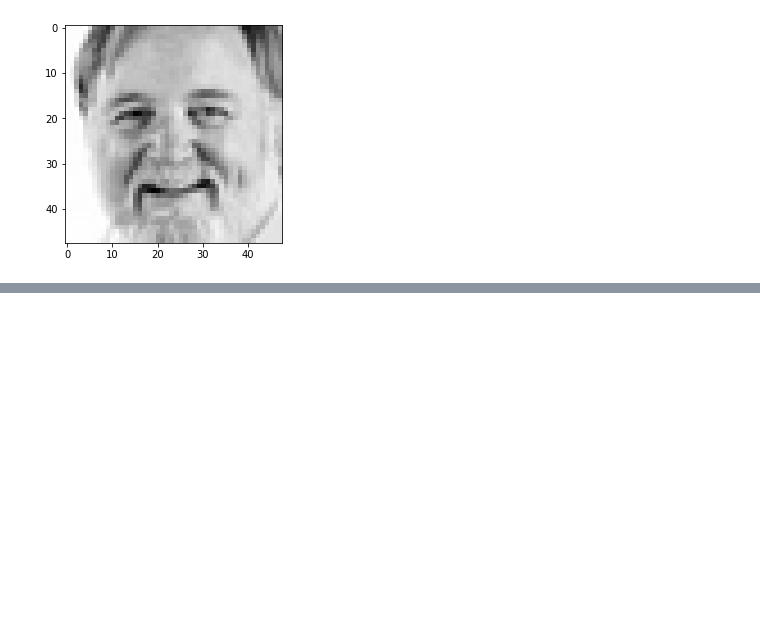
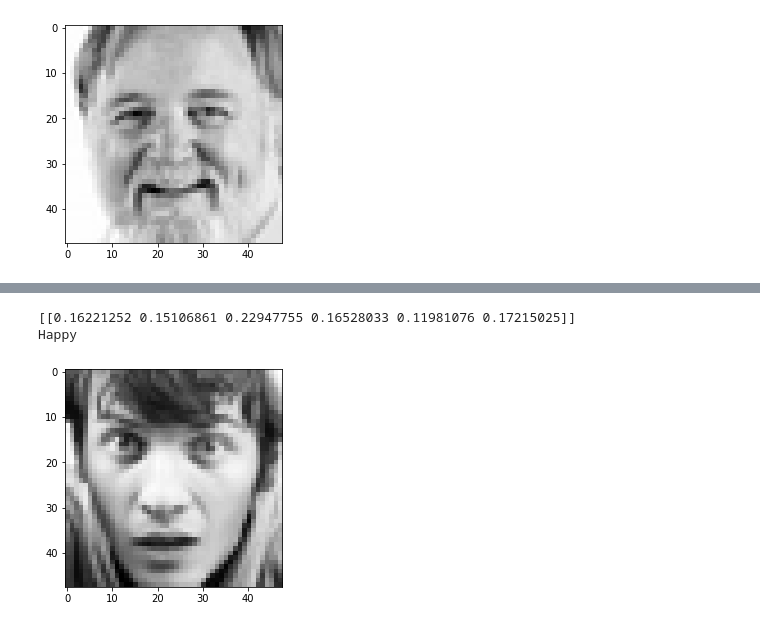
Before and after one commit to Guigxs/FaceRecognition, a Jupyter notebook: training/training.ipynb, the cells around one changed output, grey strips where cells are left out. Saved outputs shown, nothing was run; the diff lists cells and outputs as text; code cells hidden in the pictures; blank space fills up the shorter version.

```diff
--- a/training/training.ipynb
+++ b/training/training.ipynb
@@ -22,0 +179,14 @@ plt.show()
+# %%
+img = X_test[12:13]
+
+y_prob = modelN.predict(img, batch_size=32, verbose=0)
+index = np.argmax(y_prob)
+print(y_prob)
+print(emo[index])
+
+plt.imshow(img[0], cmap='gist_gray')
+plt.show()
+# %% [output]
+[[0.16221252 0.15106861 0.22947755 0.16528033 0.11981076 0.17215025]]
+Happy
+[figure, added]
```
Also changed, not shown: parts of 7 cells of this notebook, 2 other files.
